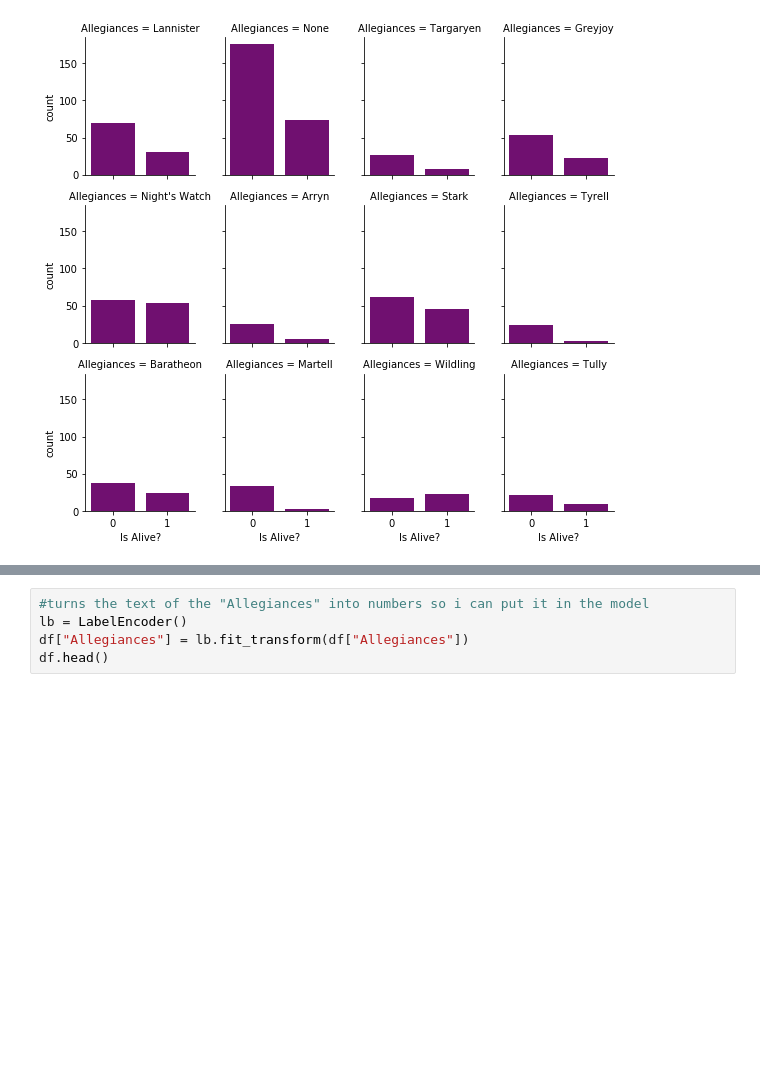
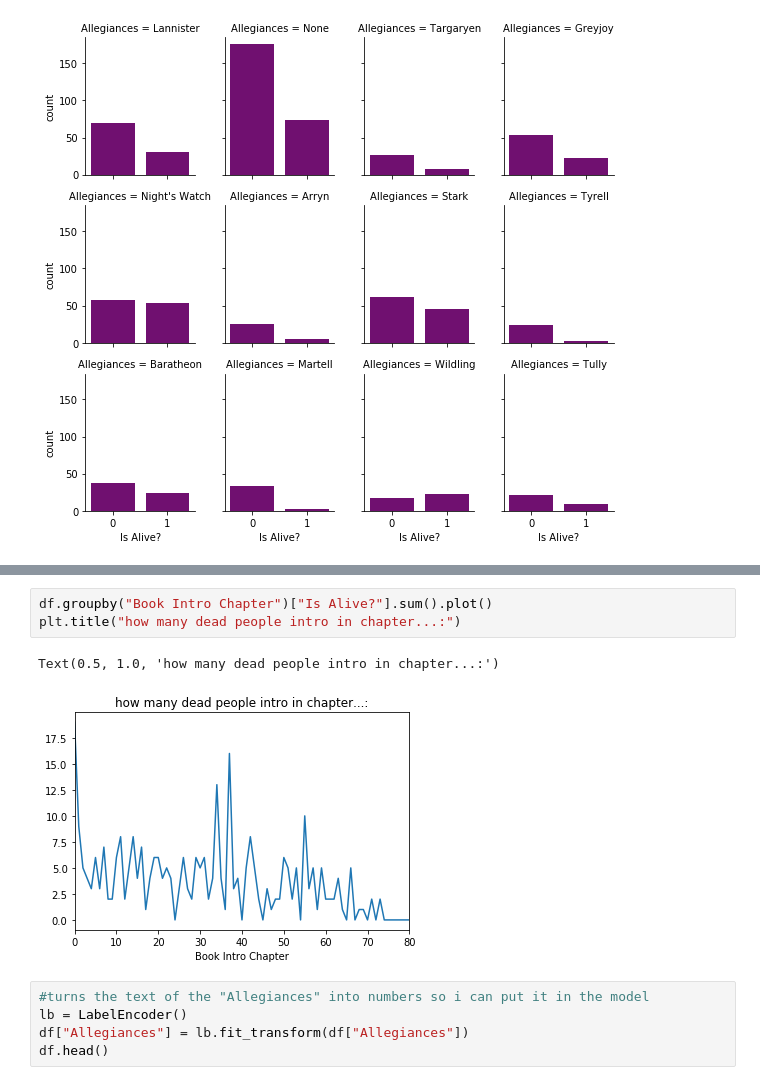
Before and after one commit to lilach199612/Game-of-Throne, a Jupyter notebook: game of throne.ipynb, the cells around one changed output, grey strips where cells are left out. Cells and saved outputs as stored; diff of their text form; blank space fills up the shorter version.

```diff
--- a/game of throne.ipynb
+++ b/game of throne.ipynb
@@ -144,3 +155,9 @@ g = sns.catplot("Is Alive?", col_wrap=4,col="Allegiances",
+# %%
+df.groupby("Book Intro Chapter")["Is Alive?"].sum().plot()
+plt.title("how many dead people intro in chapter...:")
+# %% [output]
+Text(0.5, 1.0, 'how many dead people intro in chapter...:')
+[figure, added]
 # %%
 #turns the text of the "Allegiances" into numbers so i can put it in the model
 lb = LabelEncoder()
```
Also changed, not shown: parts of 33 cells of this notebook.
